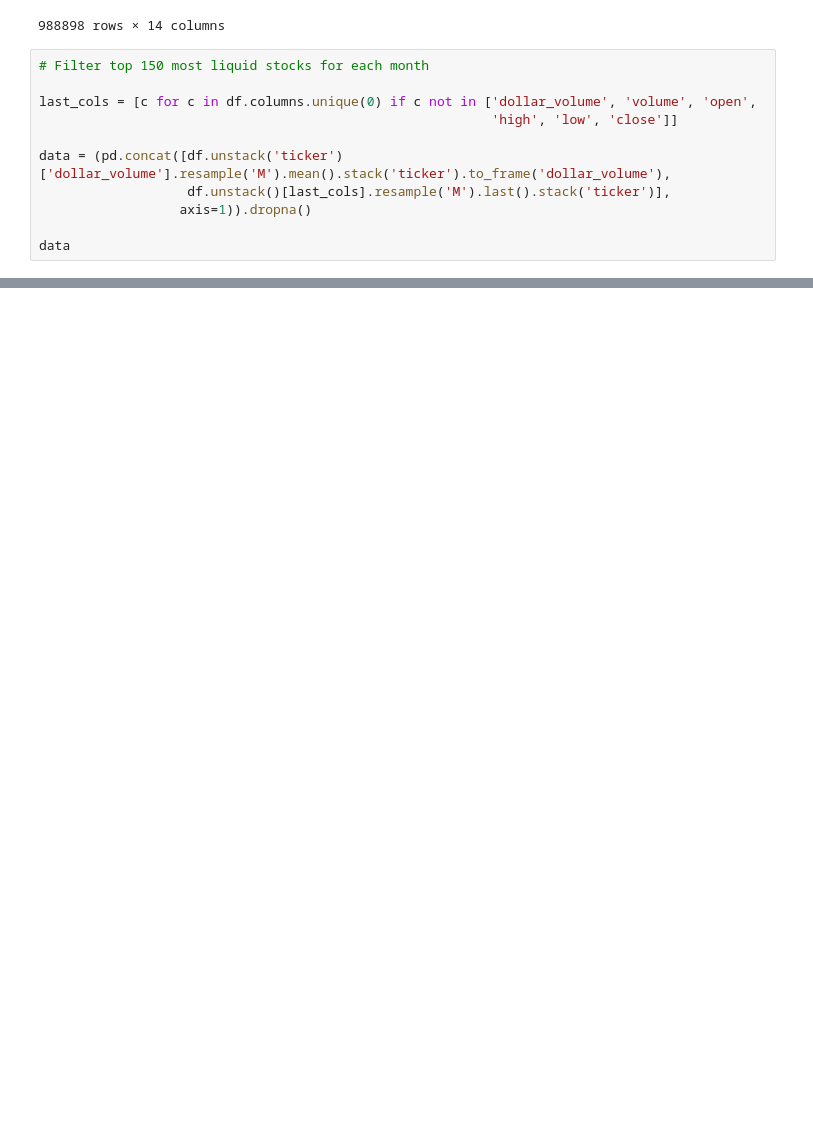
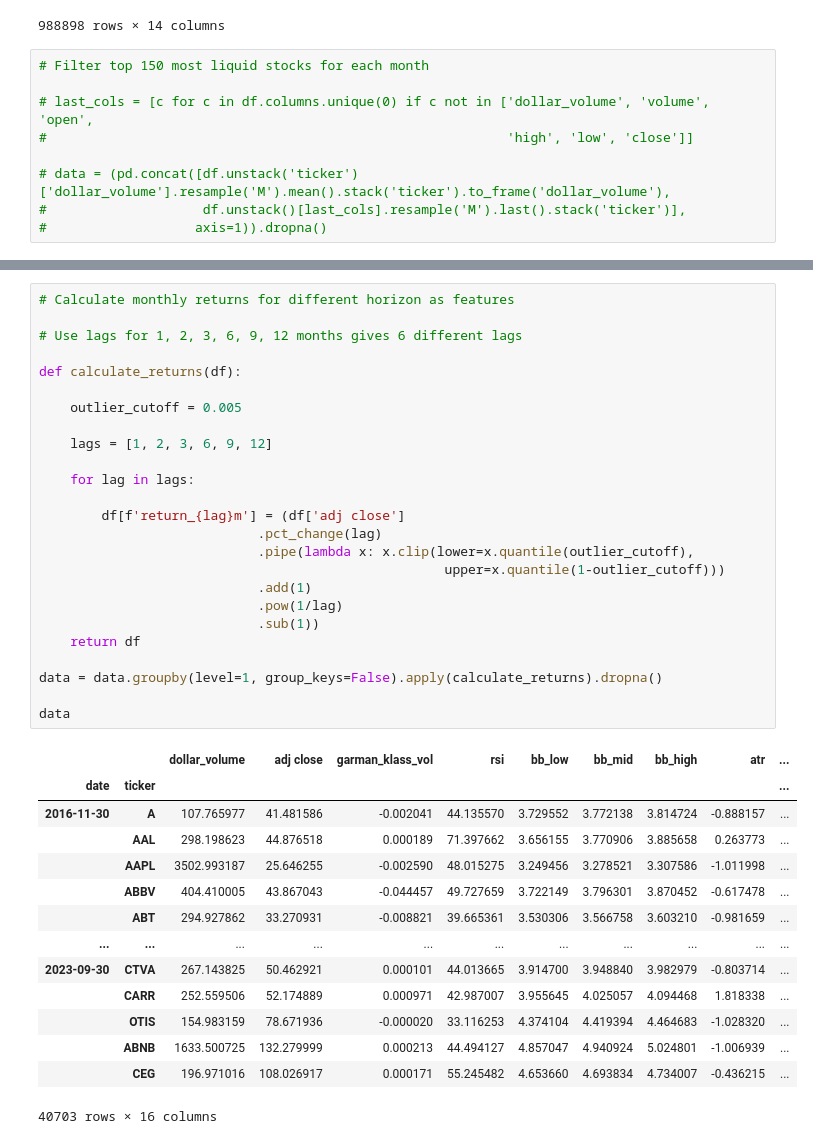
Before and after one commit to niccholasw/AiQuantTradingProject, a Jupyter notebook: Main.ipynb, the cells around one changed output, grey strips where cells are left out. Cells and saved outputs as stored; diff of their text form; blank space fills up the shorter version.

```diff
--- a/Main.ipynb
+++ b/Main.ipynb
@@ -83,11 +83,9 @@ df
 # %%
 # Filter top 150 most liquid stocks for each month
 
-last_cols = [c for c in df.columns.unique(0) if c not in ['dollar_volume', 'volume', 'open',
-                                                          'high', 'low', 'close']]
+# last_cols = [c for c in df.columns.unique(0) if c not in ['dollar_volume', 'volume', 'open',
+#                                                           'high', 'low', 'close']]
 
-data = (pd.concat([df.unstack('ticker')['dollar_volume'].resample('M').mean().stack('ticker').to_frame('dollar_volume'),
-                   df.unstack()[last_cols].resample('M').last().stack('ticker')],
-                  axis=1)).dropna()
-
-data
+# data = (pd.concat([df.unstack('ticker')['dollar_volume'].resample('M').mean().stack('ticker').to_frame('dollar_volume'),
+#                    df.unstack()[last_cols].resample('M').last().stack('ticker')],
+#                   axis=1)).dropna()
@@ -108,0 +115,40 @@ data
+# %%
+# Calculate monthly returns for different horizon as features
+
+# Use lags for 1, 2, 3, 6, 9, 12 months gives 6 different lags
+
+def calculate_returns(df):
+
+    outlier_cutoff = 0.005
+
+    lags = [1, 2, 3, 6, 9, 12]
+
+    for lag in lags:
+
+        df[f'return_{lag}m'] = (df['adj close']
+                            .pct_change(lag)
+                            .pipe(lambda x: x.clip(lower=x.quantile(outlier_cutoff),
+                                                    upper=x.quantile(1-outlier_cutoff)))
+                            .add(1)
+                            .pow(1/lag)
+                            .sub(1))
+    return df
+
+data = data.groupby(level=1, group_keys=False).apply(calculate_returns).dropna()
+
+data
+# %% [output]
+|  |  | dollar_volume | adj close | garman_klass_vol | rsi | bb_low | bb_mid | bb_high | atr | ... |
+| date | ticker |  |  |  |  |  |  |  |  | ... |
+| 2016-11-30 | A | 107.765977 | 41.481586 | -0.002041 | 44.135570 | 3.729552 | 3.772138 | 3.814724 | -0.888157 | ... |
+|  | AAL | 298.198623 | 44.876518 | 0.000189 | 71.397662 | 3.656155 | 3.770906 | 3.885658 | 0.263773 | ... |
+|  | AAPL | 3502.993187 | 25.646255 | -0.002590 | 48.015275 | 3.249456 | 3.278521 | 3.307586 | -1.011998 | ... |
+|  | ABBV | 404.410005 | 43.867043 | -0.044457 | 49.727659 | 3.722149 | 3.796301 | 3.870452 | -0.617478 | ... |
+|  | ABT | 294.927862 | 33.270931 | -0.008821 | 39.665361 | 3.530306 | 3.566758 | 3.603210 | -0.981659 | ... |
+| ... | ... | ... | ... | ... | ... | ... | ... | ... | ... | ... |
+| 2023-09-30 | CTVA | 267.143825 | 50.462921 | 0.000101 | 44.013665 | 3.914700 | 3.948840 | 3.982979 | -0.803714 | ... |
+|  | CARR | 252.559506 | 52.174889 | 0.000971 | 42.987007 | 3.955645 | 4.025057 | 4.094468 | 1.818338 | ... |
+|  | OTIS | 154.983159 | 78.671936 | -0.000020 | 33.116253 | 4.374104 | 4.419394 | 4.464683 | -1.028320 | ... |
+|  | ABNB | 1633.500725 | 132.279999 | 0.000213 | 44.494127 | 4.857047 | 4.940924 | 5.024801 | -1.006939 | ... |
+|  | CEG | 196.971016 | 108.026917 | 0.000171 | 55.245482 | 4.653660 | 4.693834 | 4.734007 | -0.436215 | ... |
+40703 rows × 16 columns
```
Also changed, not shown: parts of 3 cells of this notebook.
